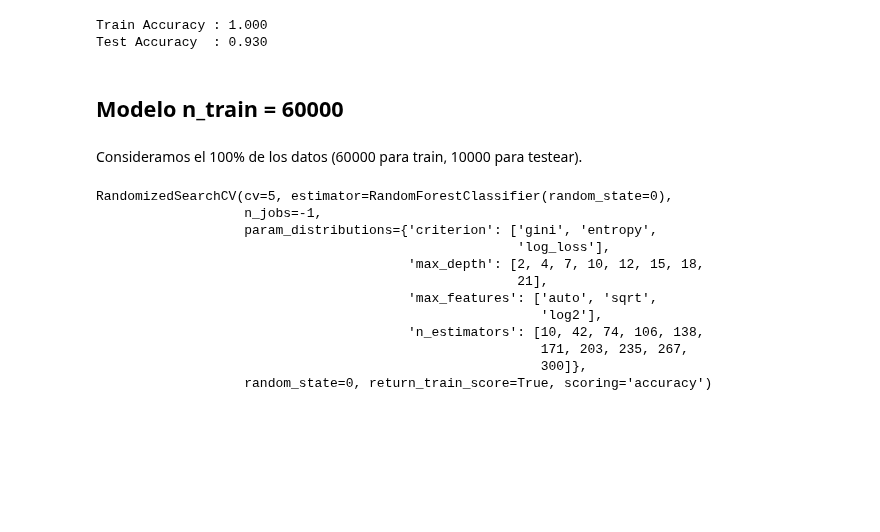
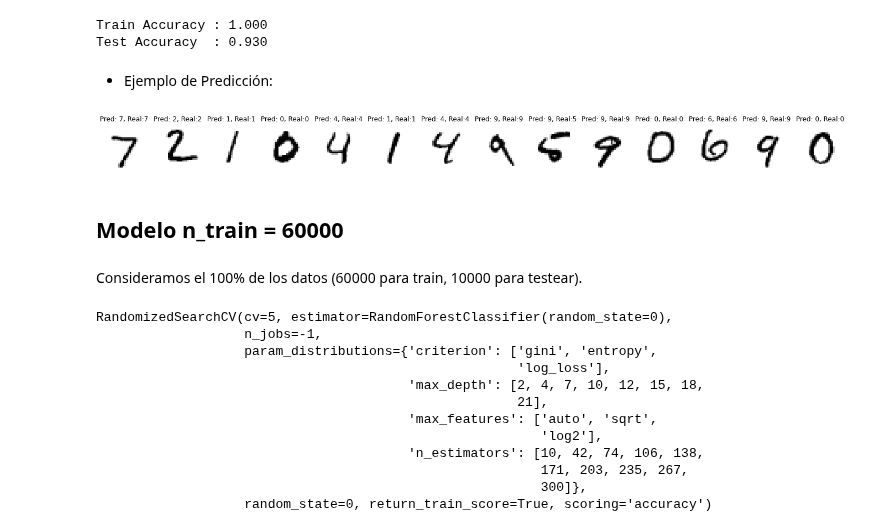
Before and after one commit to JALVARADORUIZ/Magister_BigData_UB, a Jupyter notebook: M6_AI3_AlvaradoRuizJoseArmando.ipynb, the cells around one changed output. Saved outputs shown, nothing was run; the diff lists cells and outputs as text; code cells hidden in the pictures; blank space fills up the shorter version.

```diff
--- a/M6_AI3_AlvaradoRuizJoseArmando.ipynb
+++ b/M6_AI3_AlvaradoRuizJoseArmando.ipynb
@@ -278,6 +361,17 @@ print(f'Test Accuracy  : {rf_RandomGrid.score(X_test_1000,y_test_1000):.3f}')
 # %% [output]
 Train Accuracy : 1.000
 Test Accuracy  : 0.930
+# %% [markdown]
+* Ejemplo de Predicción:
+# %%
+_, axes = plt.subplots(nrows=1, ncols=14, figsize=(24, 18))
+for ax, image, prediction, real in zip(axes, X_test_1000, predict_6000, y_test_1000):
+    ax.set_axis_off()
+    image = image.reshape(28, 28)
+    ax.imshow(image, cmap=plt.cm.gray_r, interpolation='nearest')
+    ax.set_title(f'Pred: {prediction}, Real:{real}')
+# %% [output]
+[figure, added]
 # %% [markdown]
 ## Modelo n_train = 60000
 # %% [markdown]
```
Also changed, not shown: parts of 23 cells of this notebook.
